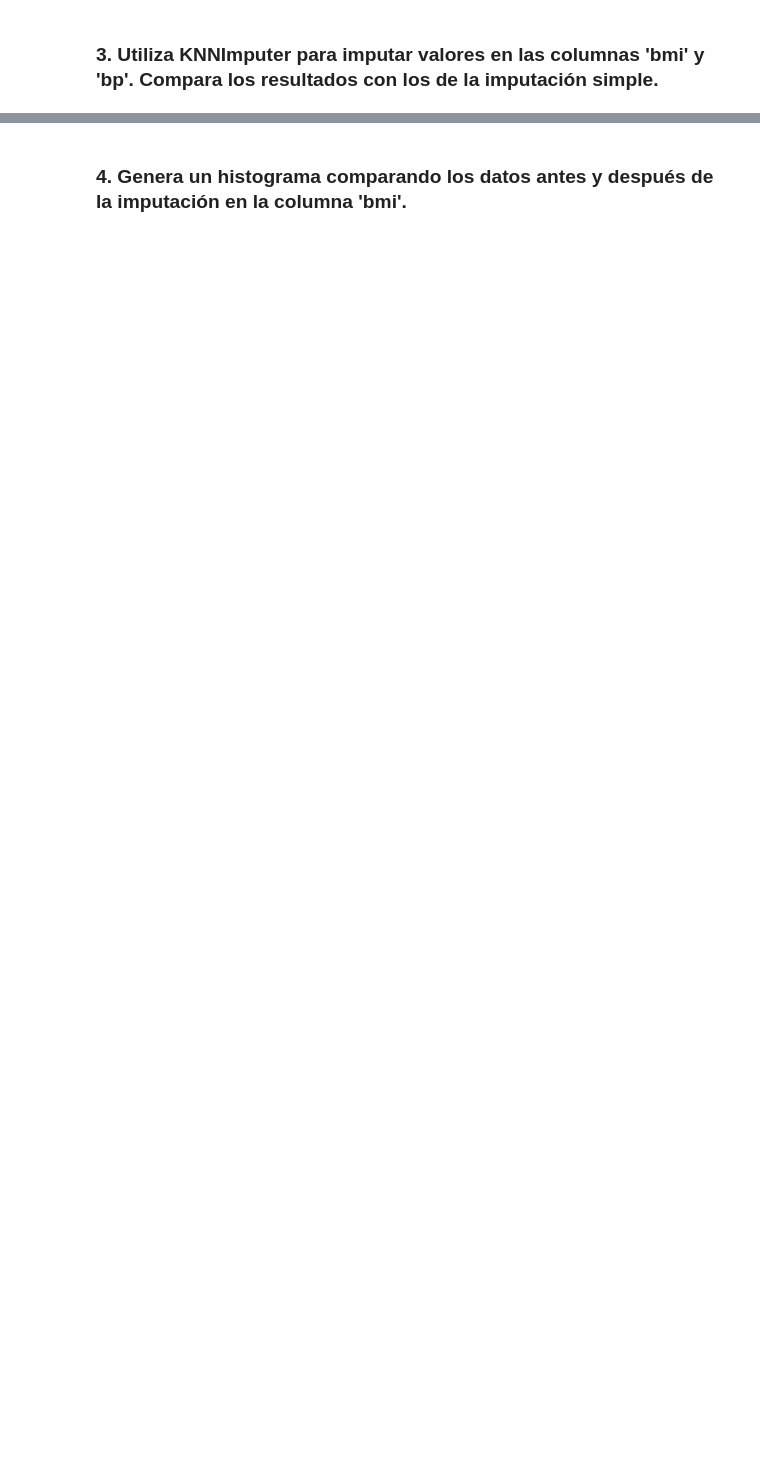
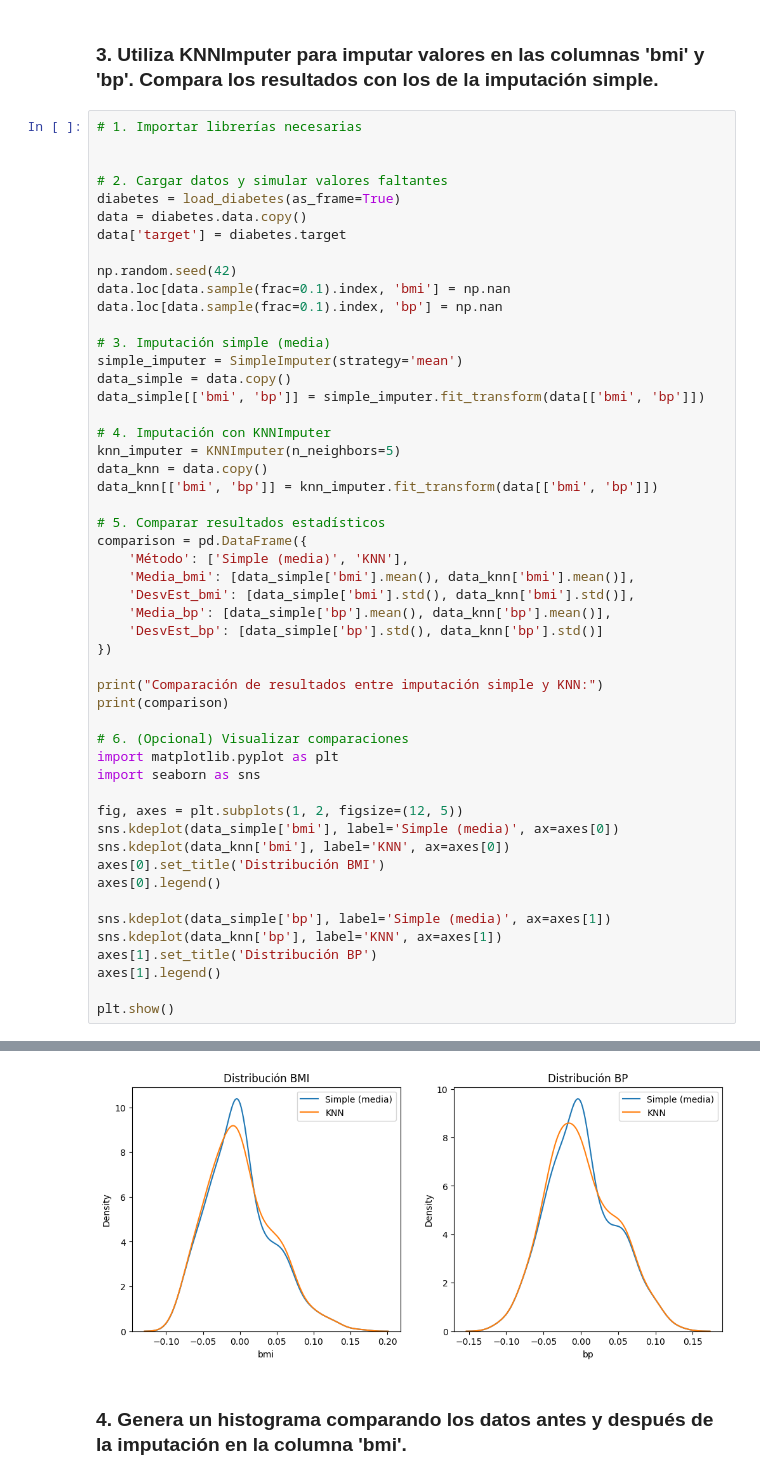
Before and after one commit to oscarhybridge/procesamiento_de_datos, a Jupyter notebook: 1_datos_faltantes.ipynb, the cells around one changed output, grey strips where cells are left out. Cells and saved outputs as stored; diff of their text form; blank space fills up the shorter version.

```diff
--- a/1_datos_faltantes.ipynb
+++ b/1_datos_faltantes.ipynb
@@ -30,2 +103,54 @@ Contesta las siguientes preguntas. Para cada pregunta, deberás escribir código
 # %% [markdown]
 ### 3. Utiliza KNNImputer para imputar valores en las columnas 'bmi' y 'bp'. Compara los resultados con los de la imputación simple.
+# %%
+# 1. Importar librerías necesarias
+
+
+# 2. Cargar datos y simular valores faltantes
+diabetes = load_diabetes(as_frame=True)
+data = diabetes.data.copy()
+data['target'] = diabetes.target
+
+np.random.seed(42)
+data.loc[data.sample(frac=0.1).index, 'bmi'] = np.nan
+data.loc[data.sample(frac=0.1).index, 'bp'] = np.nan
+
+# 3. Imputación simple (media)
+simple_imputer = SimpleImputer(strategy='mean')
+data_simple = data.copy()
+data_simple[['bmi', 'bp']] = simple_imputer.fit_transform(data[['bmi', 'bp']])
+
+# 4. Imputación con KNNImputer
+knn_imputer = KNNImputer(n_neighbors=5)
+data_knn = data.copy()
+data_knn[['bmi', 'bp']] = knn_imputer.fit_transform(data[['bmi', 'bp']])
+
+# 5. Comparar resultados estadísticos
+comparison = pd.DataFrame({
+    'Método': ['Simple (media)', 'KNN'],
+    'Media_bmi': [data_simple['bmi'].mean(), data_knn['bmi'].mean()],
+    'DesvEst_bmi': [data_simple['bmi'].std(), data_knn['bmi'].std()],
+    'Media_bp': [data_simple['bp'].mean(), data_knn['bp'].mean()],
+    'DesvEst_bp': [data_simple['bp'].std(), data_knn['bp'].std()]
+})
+
+print("Comparación de resultados entre imputación simple y KNN:")
+print(comparison)
+
+# 6. (Opcional) Visualizar comparaciones
+import matplotlib.pyplot as plt
+import seaborn as sns
+
+fig, axes = plt.subplots(1, 2, figsize=(12, 5))
+sns.kdeplot(data_simple['bmi'], label='Simple (media)', ax=axes[0])
+sns.kdeplot(data_knn['bmi'], label='KNN', ax=axes[0])
+axes[0].set_title('Distribución BMI')
+axes[0].legend()
+
+sns.kdeplot(data_simple['bp'], label='Simple (media)', ax=axes[1])
+sns.kdeplot(data_knn['bp'], label='KNN', ax=axes[1])
+axes[1].set_title('Distribución BP')
+axes[1].legend()
+
+plt.show()
+# %% [output]
@@ -32,2 +161,3 @@ Contesta las siguientes preguntas. Para cada pregunta, deberás escribir código
+[figure, added]
 # %% [markdown]
 ### 4. Genera un histograma comparando los datos antes y después de la imputación en la columna 'bmi'.
```
Also changed, not shown: parts of 5 cells of this notebook, 2 other files.
